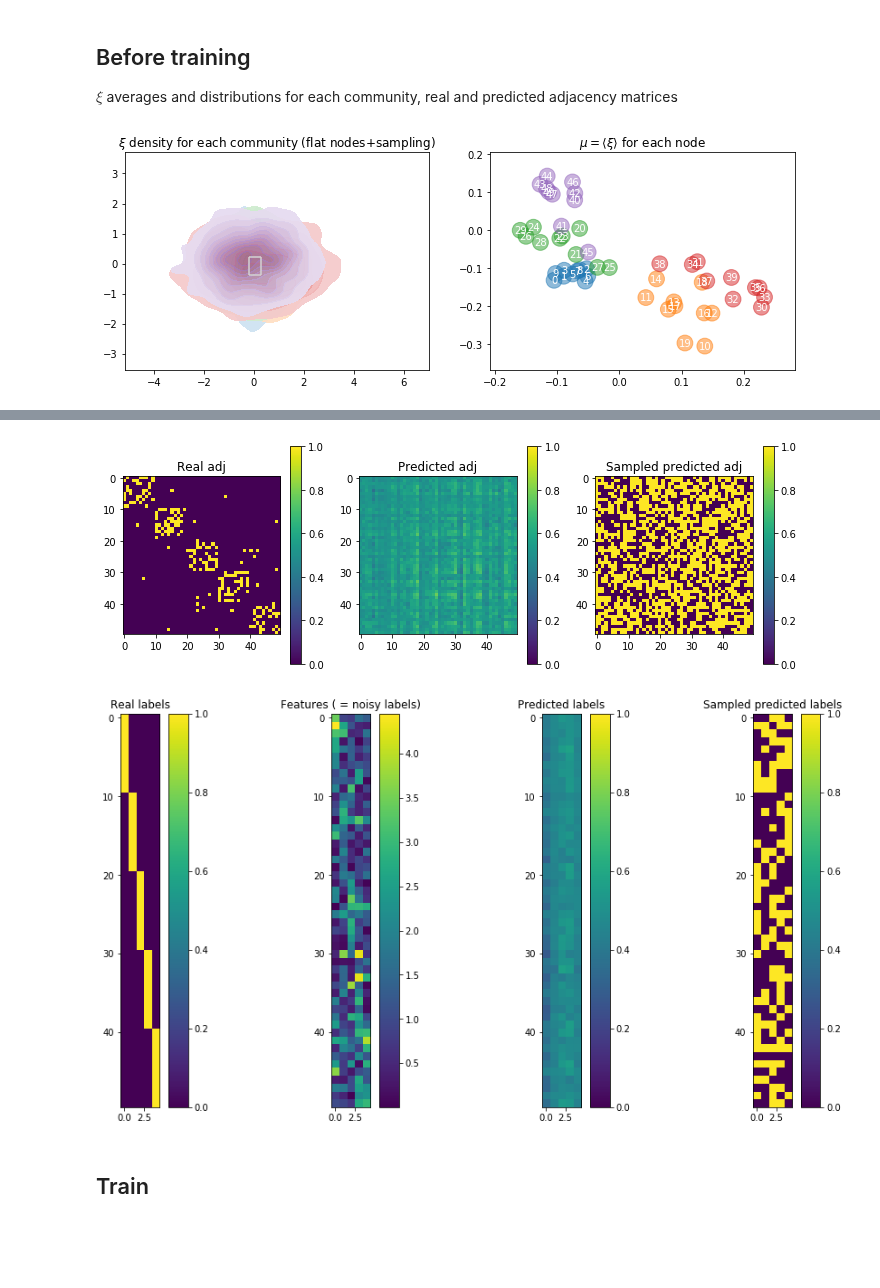
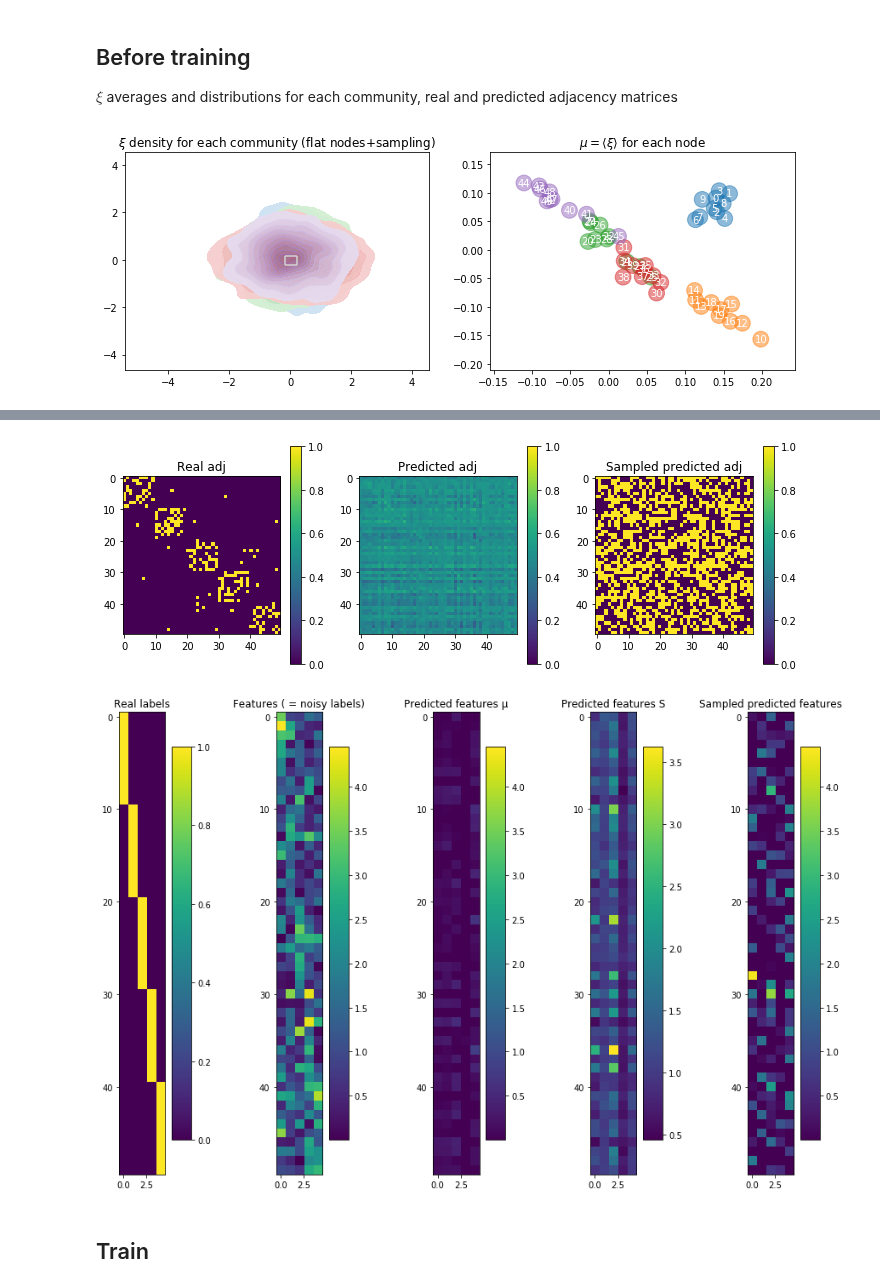
Before and after one commit to ixxi-dante/an2vec, a Jupyter notebook: projects/scratchpads/nw2vec-refapi.ipynb, the cells around one changed output, grey strips where cells are left out. Saved outputs shown, nothing was run; the diff lists cells and outputs as text; code cells hidden in the pictures; blank space fills up the shorter version.

Commit message:
feat/ref: update ref notebook for previous overlap impl

```diff
--- a/projects/scratchpads/nw2vec-refapi.ipynb
+++ b/projects/scratchpads/nw2vec-refapi.ipynb
@@ -147,15 +203,22 @@ n_nodes = l * k
 adj = nx.adjacency_matrix(g).astype(np.float32)
 
 n_ξ_samples = 5
-dim_data, dim_l1, dim_ξ = l, 10, 2
-dims = (dim_data, dim_l1, dim_ξ)
+dim_data, dim_l1, dim_ξ_adj, dim_ξ_v = l, 10, 2, 2
+overlap = 2
+dims = (dim_data, dim_l1, dim_ξ_adj, dim_ξ_v)
 
 # Actual VAE
-q_model, q_codecs = ae.build_q(dims, fullbatcher=batching.fullbatches, minibatcher=batching.pq_batches)
-p_builder = ae.build_p_builder(dims)
+q_model, q_codecs = ae.build_q(dims, overlap=overlap,
+                               fullbatcher=batching.fullbatches, minibatcher=batching.pq_batches)
+p_builder = ae.build_p_builder(dims,
+                               feature_codec='OrthogonalGaussian',
+                               embedding_slices=[slice(dim_ξ_adj),
+                                                 slice(dim_ξ_adj - overlap, dim_ξ_adj - overlap + dim_ξ_v)],
+                               with_l1=True, share_l1=False)
 vae, vae_codecs = ae.build_vae(
     (q_model, q_codecs), p_builder,
-    n_ξ_samples
+    n_ξ_samples,
+    loss_weights=[1.0, 1.0, 1.0]
 )
 # %%
 display(SVG(model_to_dot(vae, rankdir='LR').create(prog='dot', format='svg')))
@@ -168,7 +231,7 @@ $\xi$ averages and distributions for each community, real and predicted adjacenc
 # %%
 plot_ξ_distribution((g, l, k), q_model, q_codecs, adj, features)
 # %% [output]
-[figure, old version]
+[figure, new version]
 # %%
-plot_predictions(vae, adj, features)
+plot_predictions(vae, g, adj, labels, features)
 # %% [output]
@@ -176,5 +239,5 @@ plot_predictions(vae, adj, features)
-[figure, old version]
+[figure, new version]
-[figure, old version]
+[figure, new version]
 # %% [markdown]
 ## Train
 # %%
```
Also changed, not shown: parts of 9 cells of this notebook.
